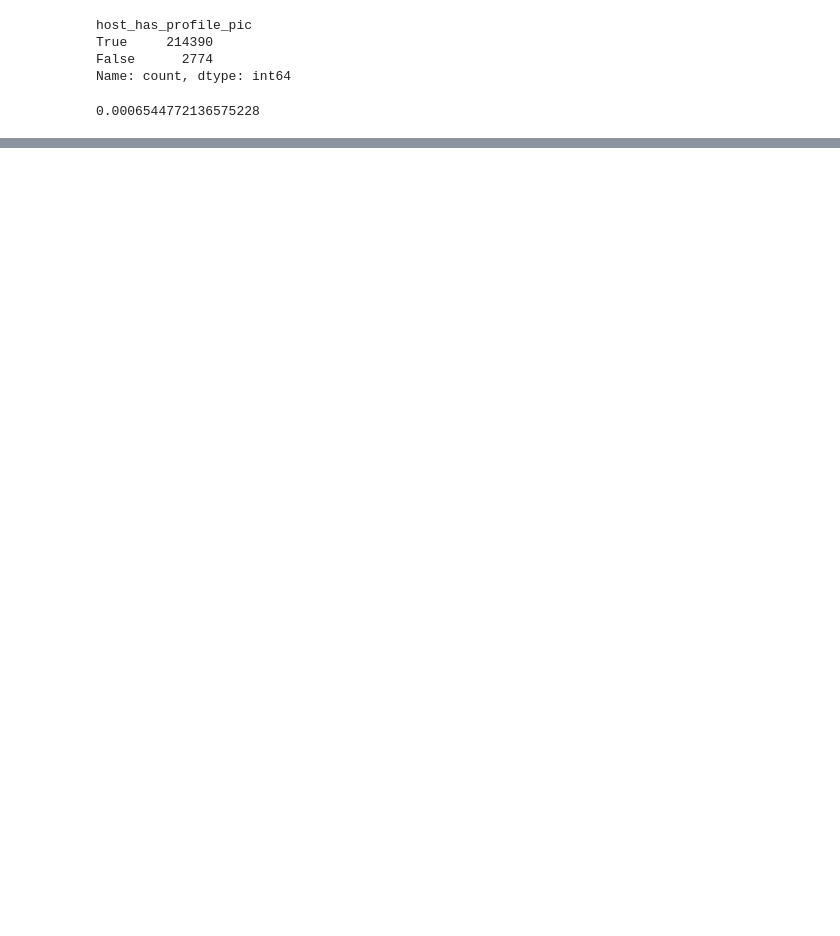
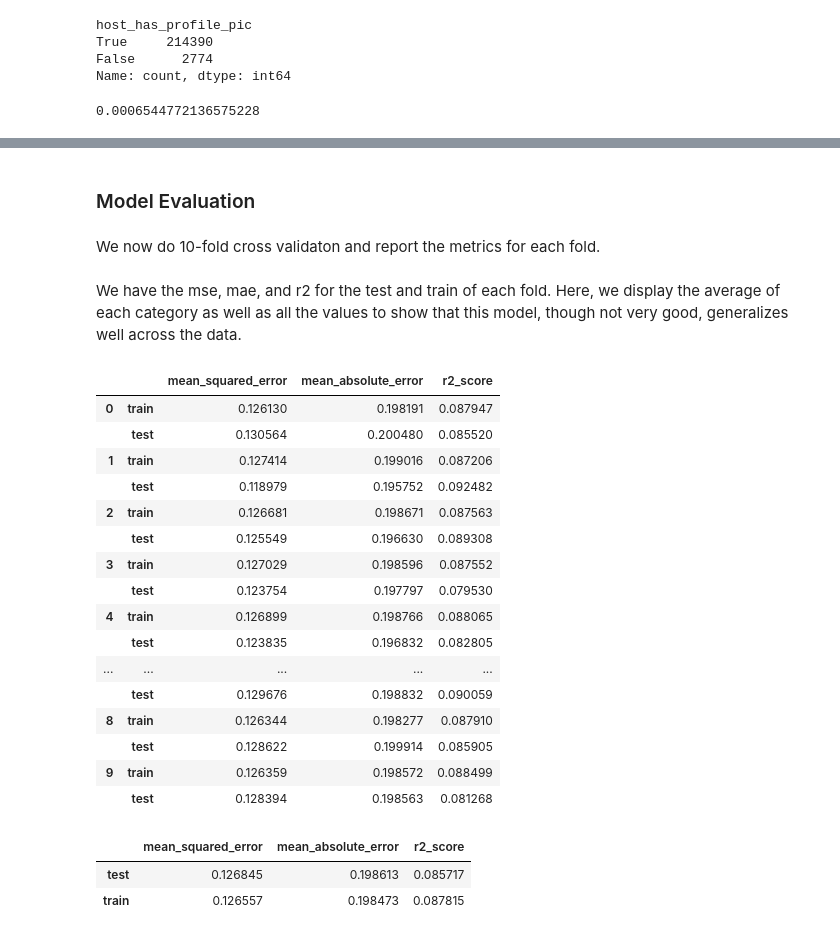
Before and after one commit to doanhandonly/RAD-CSE151A-Project, a Jupyter notebook: model/base_model.ipynb, the cells around one changed output, grey strips where cells are left out. Saved outputs shown, nothing was run; the diff lists cells and outputs as text; code cells hidden in the pictures; blank space fills up the shorter version.

Commit message:
Update first model

```diff
--- a/model/base_model.ipynb
+++ b/model/base_model.ipynb
@@ -887,0 +737,75 @@ ax.set_xticklabels(coefs['Features'], rotation=90)
+# %%
+model = make_pipeline(
+    preproc,
+    SimpleImputer(strategy='mean'),
+    LinearRegression()
+)
+# %% [markdown]
+### Model Evaluation
+# %% [markdown]
+We now do 10-fold cross validaton and report the metrics for each fold.
+# %%
+from sklearn.model_selection import KFold
+from sklearn.metrics import mean_squared_error, r2_score, mean_absolute_error
+
+X = df.drop(columns=review_cols)
+y = df['review_scores_rating']
+
+scores = {}
+
+kf = KFold(n_splits=10, shuffle=True, random_state=42)
+for i, (train_index, test_index) in enumerate(kf.split(X)):
+
+    X_train_fold, X_test_fold = X.iloc[train_index], X.iloc[test_index]
+    y_train_fold, y_test_fold = y.iloc[train_index], y.iloc[test_index]
+
+    model.fit(X_train_fold, y_train_fold)
+    y_train_pred_fold = model.predict(X_train_fold)
+    y_test_pred_fold = model.predict(X_test_fold)
+
+    scores[i] = {}
+    scores[i]['train'] = {
+        'mean_squared_error': mean_squared_error(y_train_fold, y_train_pred_fold),
+        'mean_absolute_error': mean_absolute_error(y_train_fold, y_train_pred_fold),
+        'r2_score': r2_score(y_train_fold, y_train_pred_fold)
+    }
+    scores[i]['test'] = {
+        'mean_squared_error': mean_squared_error(y_test_fold, y_test_pred_fold),
+        'mean_absolute_error': mean_absolute_error(y_test_fold, y_test_pred_fold),
+        'r2_score': r2_score(y_test_fold, y_test_pred_fold)
+    }
+# %% [markdown]
+We have the mse, mae, and r2 for the test and train of each fold. Here, we display the average of each category as well as all the values to show that this model, though not very good, generalizes well across the data.
+# %%
+scores_df = pd.DataFrame.from_dict(
+    {(i, k): scores[i][k]
+    for i in scores.keys()
+    for k in scores[i].keys()},
+    orient='index'
+)
+scores_df
+# %% [output]
+|  |  | mean_squared_error | mean_absolute_error | r2_score |
+| 0 | train | 0.126130 | 0.198191 | 0.087947 |
+|  | test | 0.130564 | 0.200480 | 0.085520 |
+| 1 | train | 0.127414 | 0.199016 | 0.087206 |
+|  | test | 0.118979 | 0.195752 | 0.092482 |
+| 2 | train | 0.126681 | 0.198671 | 0.087563 |
+|  | test | 0.125549 | 0.196630 | 0.089308 |
+| 3 | train | 0.127029 | 0.198596 | 0.087552 |
+|  | test | 0.123754 | 0.197797 | 0.079530 |
+| 4 | train | 0.126899 | 0.198766 | 0.088065 |
+|  | test | 0.123835 | 0.196832 | 0.082805 |
+| ... | ... | ... | ... | ... |
+|  | test | 0.129676 | 0.198832 | 0.090059 |
+| 8 | train | 0.126344 | 0.198277 | 0.087910 |
+|  | test | 0.128622 | 0.199914 | 0.085905 |
+| 9 | train | 0.126359 | 0.198572 | 0.088499 |
+|  | test | 0.128394 | 0.198563 | 0.081268 |
+# %%
+average_df = scores_df.groupby(level=1).mean()
+average_df
+# %% [output]
+|  | mean_squared_error | mean_absolute_error | r2_score |
+| test | 0.126845 | 0.198613 | 0.085717 |
+| train | 0.126557 | 0.198473 | 0.087815 |
```
Also changed, not shown: parts of 79 cells of this notebook.
